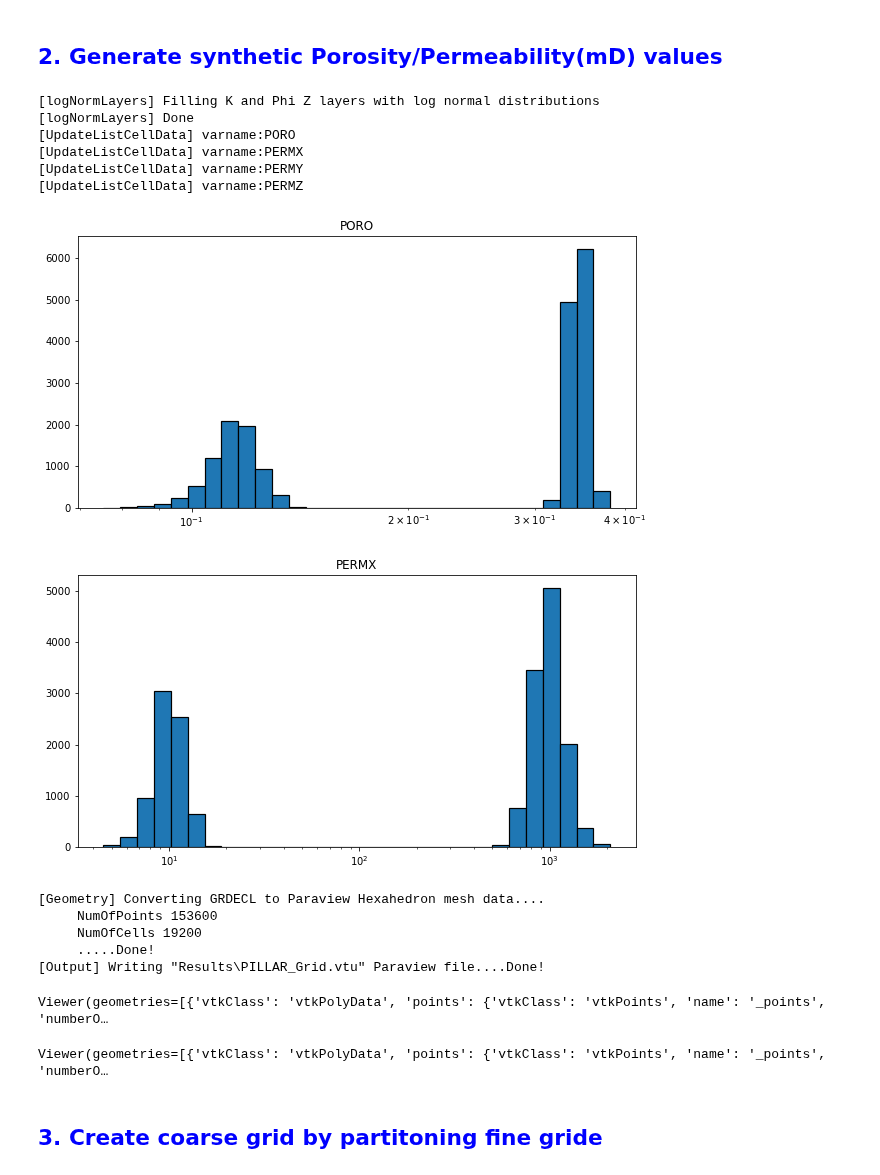
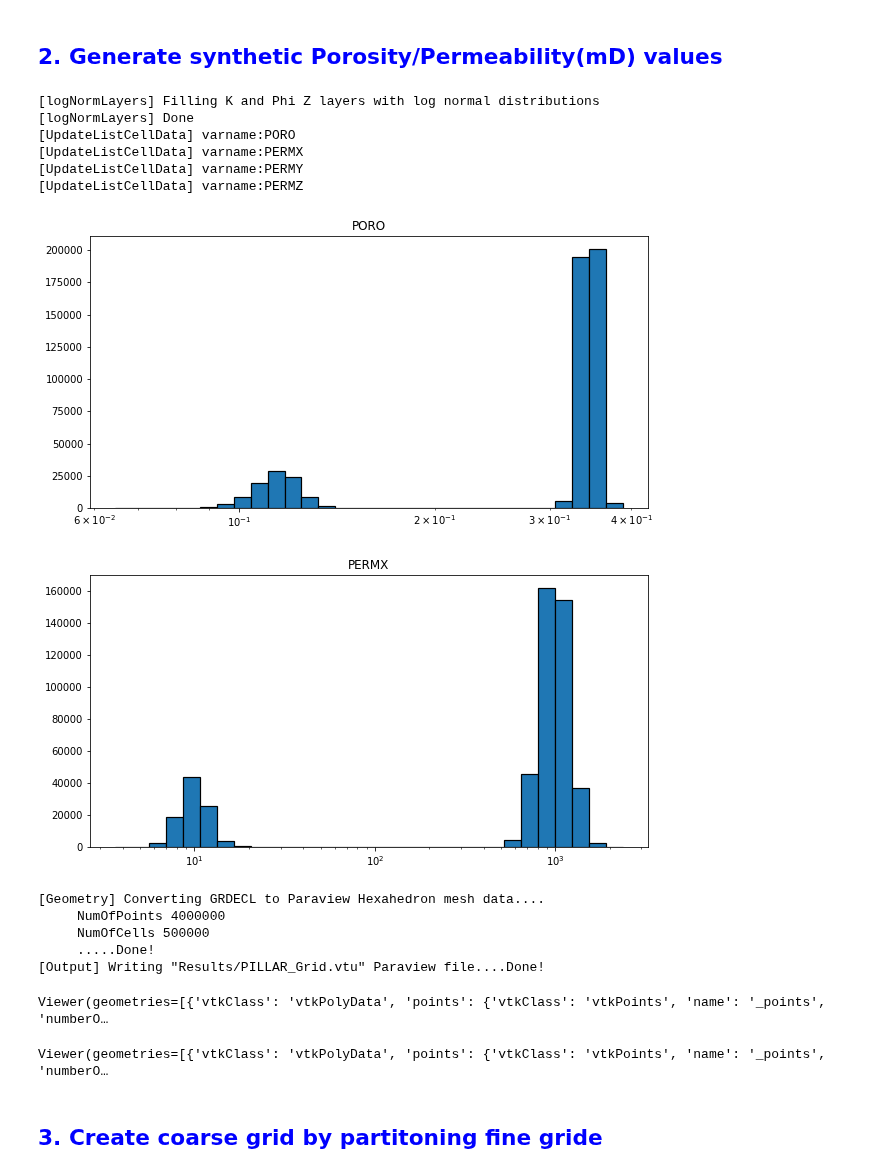
Before and after one commit to BinWang0213/PyGRDECL, a Jupyter notebook: Upscaling_Simplecrdecl.ipynb, the cells around one changed output. Cells and saved outputs as stored; diff of their text form; code cells hidden in the pictures.

```diff
--- a/Upscaling_Simplecrdecl.ipynb
+++ b/Upscaling_Simplecrdecl.ipynb
@@ -11,7 +11,7 @@ from GRDECL2VTK import *
 physDims=[2000.0,1000,500]
 
 # 1.2 Set model grid dimensions in gridDims
-Nx=40;  Ny=12;  Nz=Nx
+Nx=100;  Ny=50;  Nz=Nx
 gridDims=[Nx,Ny,Nz]
 
 # 1.3 Set corner point grid options
@@ -25,9 +25,9 @@ Model.buildCPGGrid(physDims,gridDims,opt)
 # 1.5 Compute First TPFA (block centered) Pressure values
 import time
 t0=time.time()
-# Model.compute_TPFA_Pressure(Press_inj=1,direction="i",Fault_opt=opt )
-# print("Elapsed time for TPFA: ",time.time()-t0)
-# # Model.plot_scalar("Pressure",ITK=True).show()
+Model.compute_TPFA_Pressure(Press_inj=1,direction="i",Fault_opt=opt)
+print("Elapsed time for TPFA: ",time.time()-t0)
+Model.plot_scalar("Pressure",ITK=True).show()
 # %% [output]
      Creating Grid:
        Type: CornerPoint Grid
@@ -39,37 +47,37 @@ t0=time.time()
 # %%
 from utils import *
 
 # 2.1 Create random perm field with normal distribution for each layer
-K_LayerPerm=[10,1000,10,1000]
+K_LayerPerm=[1000,10,1000,1000]
 # K,phi=logNormLayers(gridDims,K_LayerPerm,poro_const=0.05)
 K,phi=logNormLayers_basc(gridDims,K_LayerPerm,poro_const=0.05)
 
 # 2.2 Update porosity/permeability fields
 Update_fields=["PORO","PERMX","PERMY","PERMZ"]
 Update_values=[ phi  , K     , K     , 0.1*K ]
 Model.UpdateListCellData(var_list=Update_fields,array_list=Update_values)
 
 # 2.3 Visualize Fine scale histogram
 for scalar in ["PORO","PERMX"]:
     plot_hist(Model.GRDECL_Data.SpatialDatas[scalar], varname=scalar)
 
 # 2.3 Compute TPFA (block centered) Pressure values
 Model.compute_TPFA_Pressure(Press_inj=1,direction="i",Fault_opt=opt )
 Model.plot_scalar("Pressure",ITK=True).show()
 # %% [output]
 [logNormLayers] Filling K and Phi Z layers with log normal distributions
 [logNormLayers] Done
 [UpdateListCellData] varname:PORO
 [UpdateListCellData] varname:PERMX
 [UpdateListCellData] varname:PERMY
 [UpdateListCellData] varname:PERMZ
-[figure, old version]
+[figure, new version]
-[figure, old version]
+[figure, new version]
 [Geometry] Converting GRDECL to Paraview Hexahedron mesh data....
-     NumOfPoints 153600
-     NumOfCells 19200
+     NumOfPoints 4000000
+     NumOfCells 500000
      .....Done!
-[Output] Writing "Results\PILLAR_Grid.vtu" Paraview file....Done!
+[Output] Writing "Results/PILLAR_Grid.vtu" Paraview file....Done!
 Viewer(geometries=[{'vtkClass': 'vtkPolyData', 'points': {'vtkClass': 'vtkPoints', 'name': '_points', 'numberO…
 Viewer(geometries=[{'vtkClass': 'vtkPolyData', 'points': {'vtkClass': 'vtkPoints', 'name': '_points', 'numberO…
 # %% [markdown]
```
Also changed, not shown: parts of 5 cells of this notebook, 2 other files.
